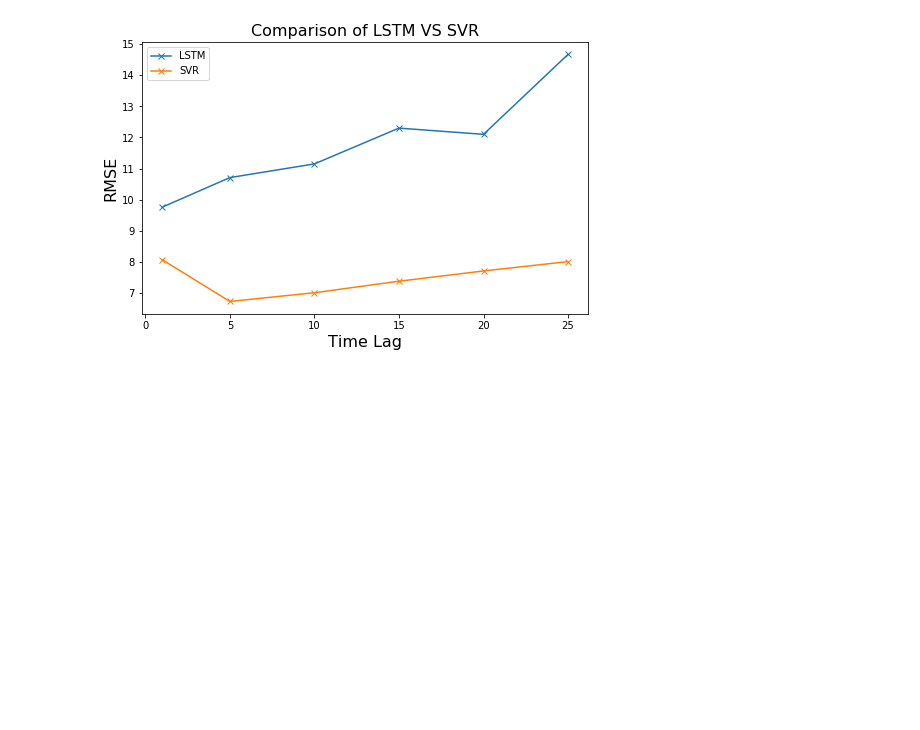
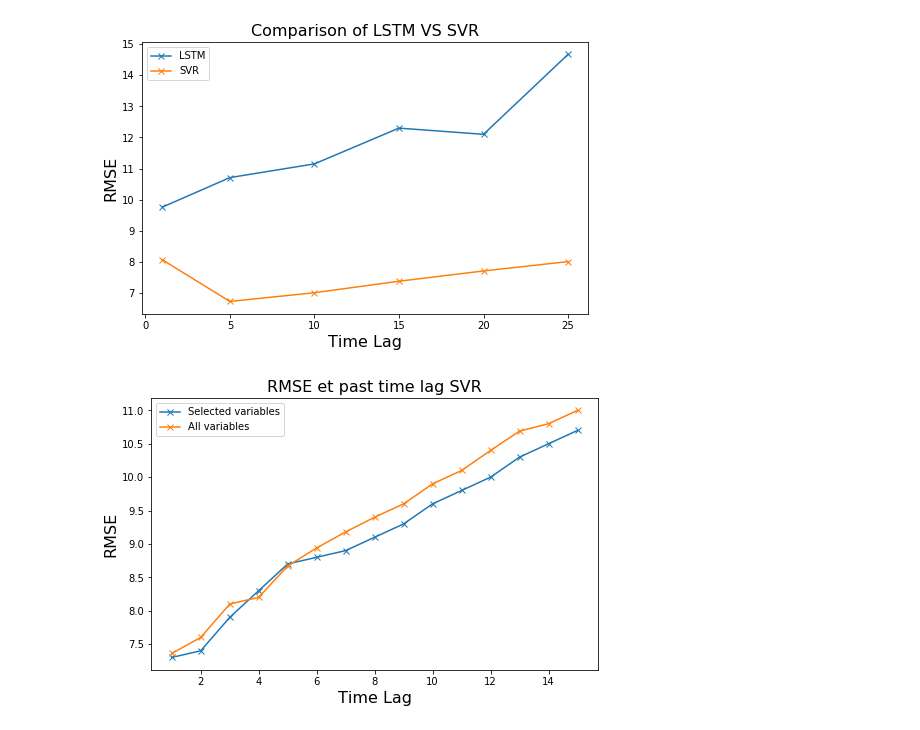
Before and after one commit to kwijik/Polution_Prediction, a Jupyter notebook: Comparison_RMSE.ipynb, the cells around one changed output. Saved outputs shown, nothing was run; the diff lists cells and outputs as text; code cells hidden in the pictures; blank space fills up the shorter version.

```diff
--- a/Comparison_RMSE.ipynb
+++ b/Comparison_RMSE.ipynb
@@ -22,3 +22,24 @@ def plot_lstm_vs_svr(LAGS, lstm_rmse, svr_rmse):
 plot_lstm_vs_svr(LAGS, lstm_rmse, svr_rmse)
 # %% [output]
 [figure]
+# %%
+LAGS = [1, 2, 3, 4, 5, 6, 7, 8, 9, 10, 11, 12, 13, 14, 15]
+RMSE_SVRs = [7.3, 7.4, 7.9, 8.3, 8.7, 8.8, 8.9, 9.1, 9.3, 9.6, 9.8, 10, 10.3, 10.5, 10.7]
+RMSE_SVRa = [7.36, 7.6, 8.1, 8.2, 8.67, 8.94, 9.18, 9.4, 9.6, 9.9, 10.1, 10.4, 10.69, 10.8, 11]
+R2_SVRs = [0.56, 0.55, 0.48, 0.44, 0.39, 0.37, 0.35, 0.32, 0.29, 0.25, 0.22, 0.17, 0.14, 0.12, 0.09]
+R2_SVRa = [0.57, 0.53, 0.47, 0.46, 0.39, 0.35, 0.32, 0.28, 0.25, 0.21, 0.17, 0.12, 0.08, 0.06, 0.02]
+# %%
+def plot_svr_rmse(LAGS, RMSE_svrs, RMSE_SVRa):
+    fig, ax = plt.subplots(figsize=(8,5))
+    ax.set_title('RMSE et past time lag SVR', fontsize=16)
+    ax.set_ylabel('RMSE', fontsize=16)
+    ax.set_xlabel('Time Lag', fontsize=16)
+    ax.plot(LAGS, RMSE_svrs, label='Selected variables', marker='x')
+    ax.plot(LAGS, RMSE_SVRa, label='All variables', marker='x')
+    ax.legend()
+    plt.show()
+    fig.savefig('./Data/past_time_SVR_rmse')
+# %%
+plot_svr_rmse(LAGS, RMSE_SVRs, RMSE_SVRa)
+# %% [output]
+[figure, added]
```
Also changed, not shown: parts of 30 cells of this notebook, 45 other files.
